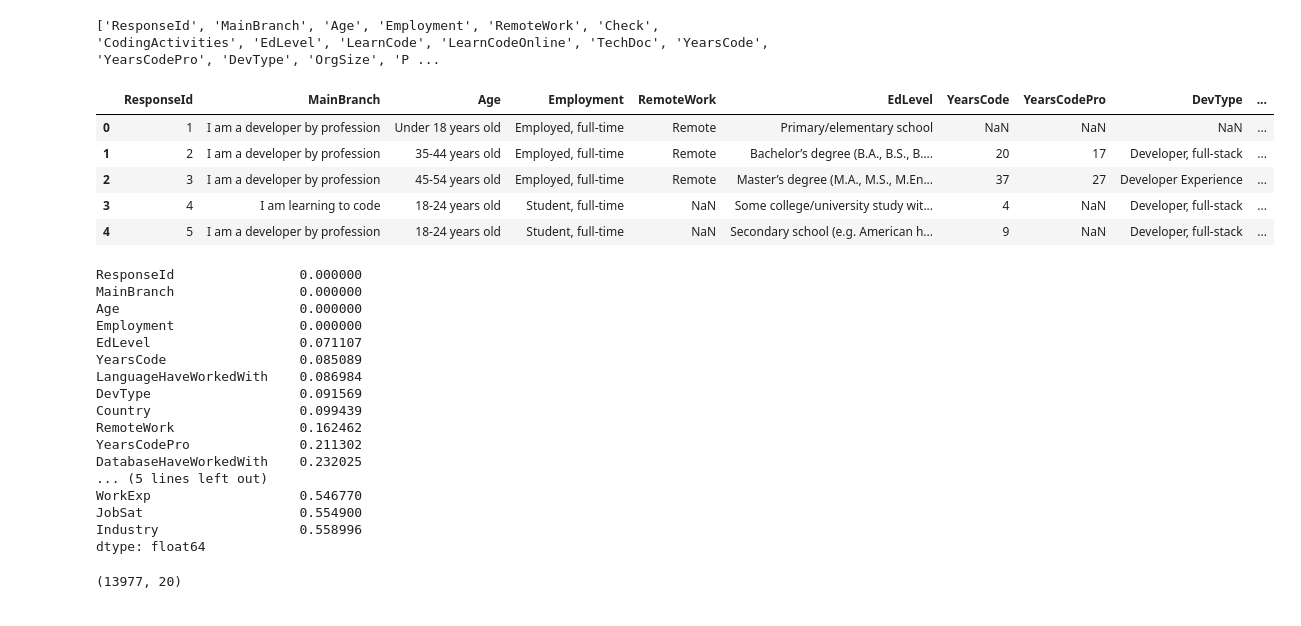
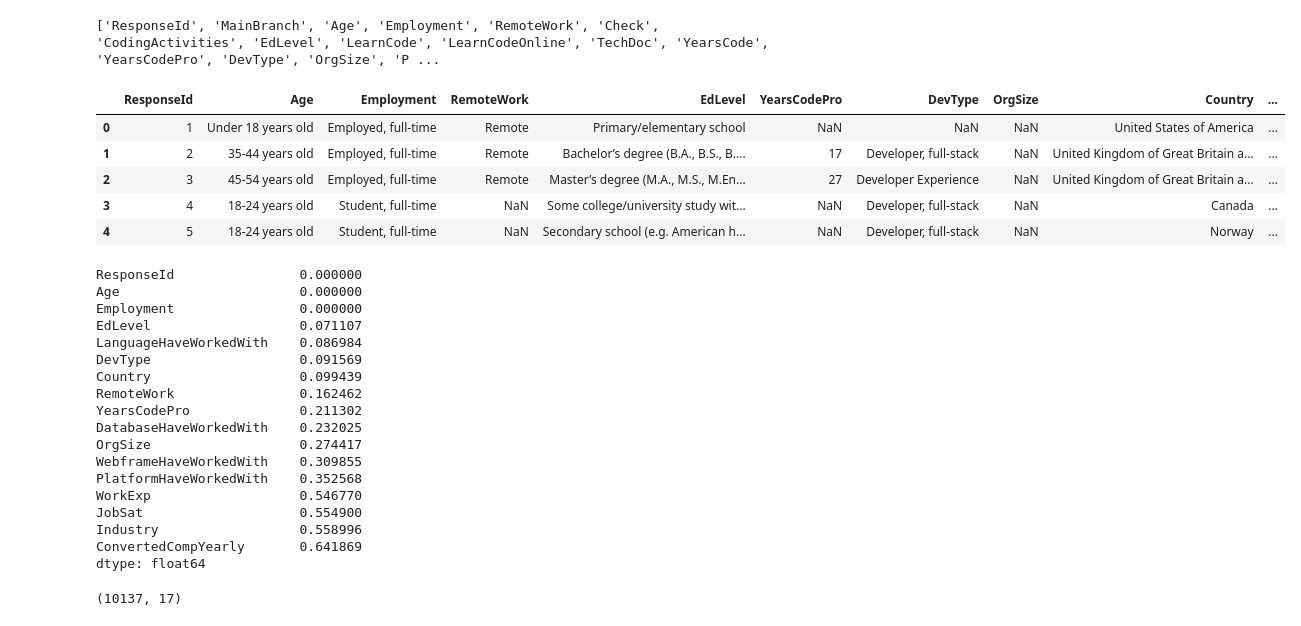
Before and after one commit to CaroBarros/udacity_project_data_science_blog, a Jupyter notebook: notebook/data_preparation.ipynb, the cells around one changed output. Saved outputs shown, nothing was run; the diff lists cells and outputs as text; code cells hidden in the pictures.

```diff
--- a/notebook/data_preparation.ipynb
+++ b/notebook/data_preparation.ipynb
@@ -140,39 +137,40 @@ print(list(df_survey.columns))
 ['ResponseId', 'MainBranch', 'Age', 'Employment', 'RemoteWork', 'Check', 'CodingActivities', 'EdLevel', 'LearnCode', 'LearnCodeOnline', 'TechDoc', 'YearsCode', 'YearsCodePro', 'DevType', 'OrgSize', 'P ...
 # %%
 # Filter relevant columns
-columns_to_keep = ['ResponseId', 'MainBranch', 'Age', 'Employment', 'RemoteWork', 'EdLevel', 'YearsCode', 'YearsCodePro', 'DevType', 'OrgSize', 'Country', 'Currency', 'CompTotal',
-  'LanguageHaveWorkedWith', 'DatabaseHaveWorkedWith',  'PlatformHaveWorkedWith', 'WebframeHaveWorkedWith', 'WorkExp', 'Industry', 'JobSat']
+columns_to_keep = ['ResponseId', 'Age', 'Employment', 'RemoteWork', 'EdLevel', 'YearsCodePro', 'DevType', 'OrgSize', 'Country',
+  'LanguageHaveWorkedWith', 'DatabaseHaveWorkedWith',  'PlatformHaveWorkedWith', 'WebframeHaveWorkedWith', 'WorkExp', 'Industry', 'JobSat','ConvertedCompYearly']
 
 df_survey_filtered = df_survey[columns_to_keep]
 
 df_survey_filtered.head()
 # %% [output]
-|  | ResponseId | MainBranch | Age | Employment | RemoteWork | EdLevel | YearsCode | YearsCodePro | DevType | ... |
-| 0 | 1 | I am a developer by profession | Under 18 years old | Employed, full-time | Remote | Primary/elementary school | NaN | NaN | NaN | ... |
-| 1 | 2 | I am a developer by profession | 35-44 years old | Employed, full-time | Remote | Bachelor’s degree (B.A., B.S., B.... | 20 | 17 | Developer, full-stack | ... |
-| 2 | 3 | I am a developer by profession | 45-54 years old | Employed, full-time | Remote | Master’s degree (M.A., M.S., M.En... | 37 | 27 | Developer Experience | ... |
-| 3 | 4 | I am learning to code | 18-24 years old | Student, full-time | NaN | Some college/university study wit... | 4 | NaN | Developer, full-stack | ... |
-| 4 | 5 | I am a developer by profession | 18-24 years old | Student, full-time | NaN | Secondary school (e.g. American h... | 9 | NaN | Developer, full-stack | ... |
+|  | ResponseId | Age | Employment | RemoteWork | EdLevel | YearsCodePro | DevType | OrgSize | Country | ... |
+| 0 | 1 | Under 18 years old | Employed, full-time | Remote | Primary/elementary school | NaN | NaN | NaN | United States of America | ... |
+| 1 | 2 | 35-44 years old | Employed, full-time | Remote | Bachelor’s degree (B.A., B.S., B.... | 17 | Developer, full-stack | NaN | United Kingdom of Great Britain a... | ... |
+| 2 | 3 | 45-54 years old | Employed, full-time | Remote | Master’s degree (M.A., M.S., M.En... | 27 | Developer Experience | NaN | United Kingdom of Great Britain a... | ... |
+| 3 | 4 | 18-24 years old | Student, full-time | NaN | Some college/university study wit... | NaN | Developer, full-stack | NaN | Canada | ... |
+| 4 | 5 | 18-24 years old | Student, full-time | NaN | Secondary school (e.g. American h... | NaN | Developer, full-stack | NaN | Norway | ... |
 # %%
 missing_ratio = df_survey_filtered.isna().mean()
 print(missing_ratio.sort_values(ascending=True))
 # %% [output]
 ResponseId                0.000000
-MainBranch                0.000000
 Age                       0.000000
 Employment                0.000000
 EdLevel                   0.071107
-YearsCode                 0.085089
 LanguageHaveWorkedWith    0.086984
 DevType                   0.091569
 Country                   0.099439
 RemoteWork                0.162462
 YearsCodePro              0.211302
 DatabaseHaveWorkedWith    0.232025
-... (5 lines left out)
+OrgSize                   0.274417
+WebframeHaveWorkedWith    0.309855
+PlatformHaveWorkedWith    0.352568
 WorkExp                   0.546770
 JobSat                    0.554900
 Industry                  0.558996
+ConvertedCompYearly       0.641869
 dtype: float64
 # %%
 # Remove missing values, especifically comp total because it has 48% of missing values which is going to be the target variable
@@ -180,7 +178,7 @@ dtype: float64
 df_survey_filtered = df_survey_filtered.dropna()
 df_survey_filtered.shape
 # %% [output]
-(13977, 20)
+(10137, 17)
 # %%
 df_survey_filtered
 # %% [output]
```
Also changed, not shown: parts of 2 cells of this notebook, 5 other files.
